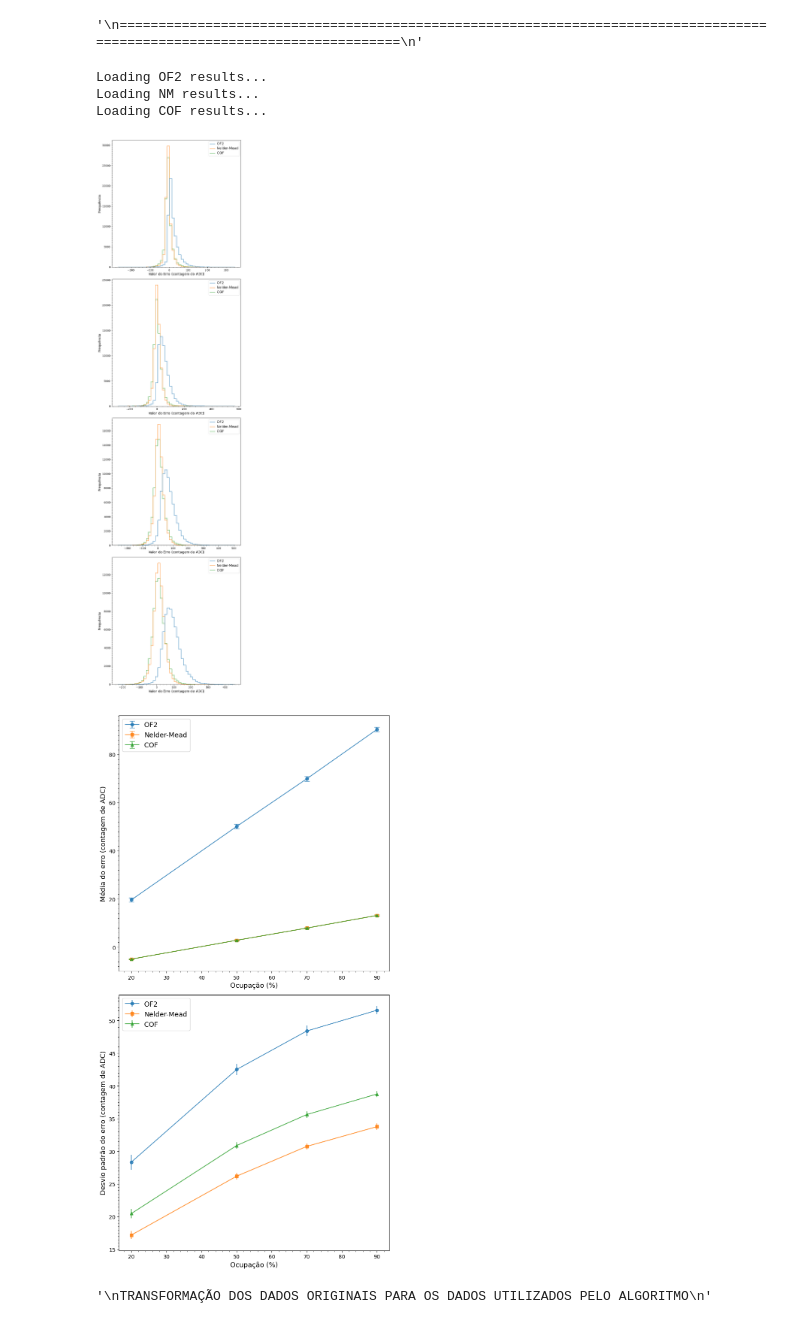
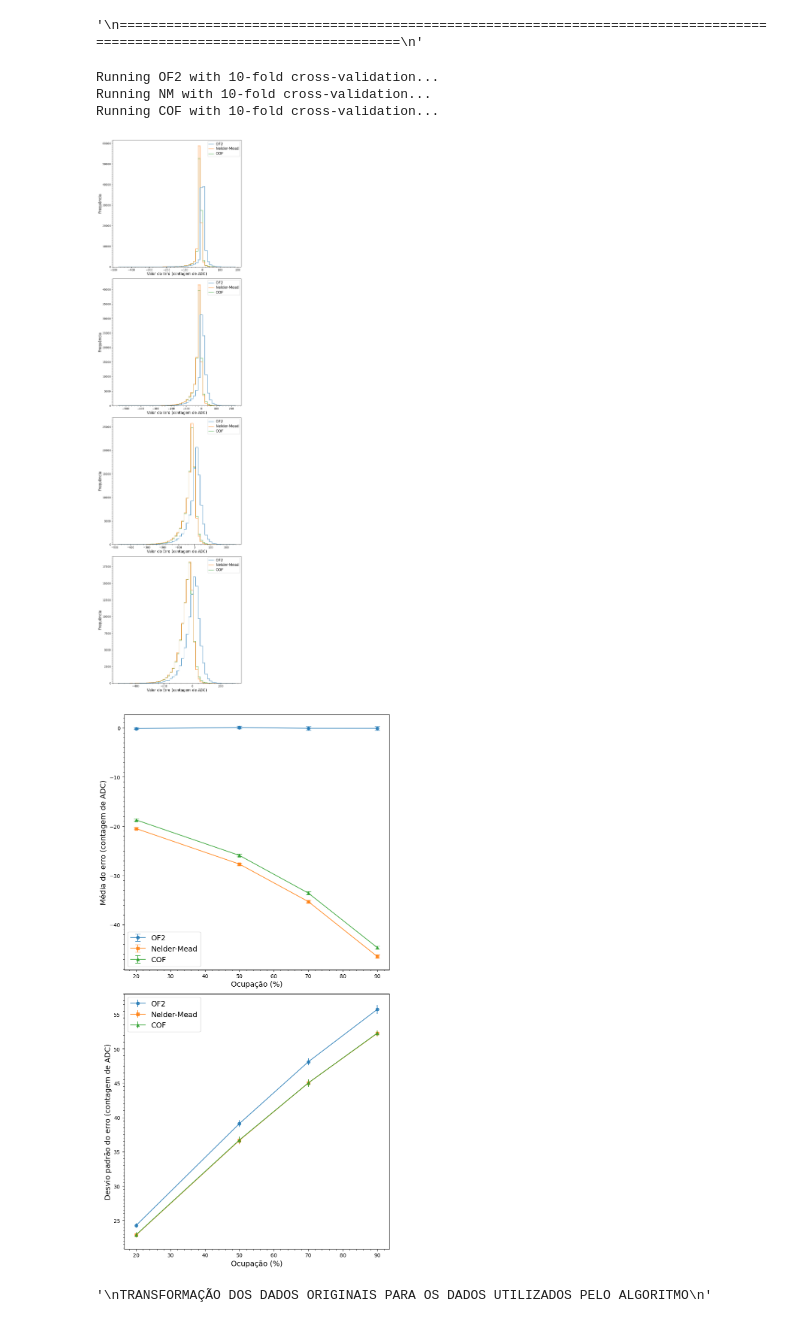
Before and after one commit to Caua-Gomes2005/nelder-mead-for-signal-recovery, a Jupyter notebook: nm_of2_cof.ipynb, the cells around one changed output. Cells and saved outputs as stored; diff of their text form; code cells hidden in the pictures.

Commit message:
data_nva

```diff
--- a/nm_of2_cof.ipynb
+++ b/nm_of2_cof.ipynb
@@ -198,10 +213,10 @@ def constrainedOptimalFilter( train, test ):
 """
 CARREGA OS DADOS
 """
-data = [pd.read_csv(r'database\data_occ0_2.csv'),
-        pd.read_csv(r'database\data_occ0_5.csv'),
-        pd.read_csv(r'database\data_occ0_7.csv'),
-        pd.read_csv(r'database\data_occ0_9.csv')]
+data = [pd.read_csv(r'database\data_ocup10_sarita.csv'),
+        pd.read_csv(r'database\data_ocup30_sarita.csv'),
+        pd.read_csv(r'database\data_ocup50_sarita.csv'),
+        pd.read_csv(r'database\data_ocup80_sarita.csv')]
 
 columns = data[0].columns # salva os nomes das colunas
 # %%
@@ -269,9 +284,9 @@ def runAlgorithms(data, k, mode, show=False):
 # %%
 OF2_residuals, OF2_stats, OF2_times, NM_residuals, NM_stats, NM_times, COF_residuals, COF_stats, COF_times = runAlgorithms(data, k_folds, mode, show)
 # %% [output]
-Loading OF2 results...
-Loading NM results...
-Loading COF results...
+Running OF2 with 10-fold cross-validation...
+Running NM with 10-fold cross-validation...
+Running COF with 10-fold cross-validation...
 # %%
 """
 DADOS PARA A EXIBIÇÃO
@@ -327,44 +342,44 @@ for idx, (occ_name, occ_label) in enumerate([
         pd.DataFrame({"Residual Value": OF2_residuals[occ_name].values, "Method": f"OF2"}),
         pd.DataFrame({"Residual Value": NM_residuals[occ_name].values, "Method": f"Nelder-Mead"}),
         pd.DataFrame({"Residual Value": COF_residuals[occ_name].values, "Method": f"COF"}),
     ])
     sns.histplot(data=results, hue="Method", legend=True, x="Residual Value", bins=50, fill=False, ax=ax[idx], element="step", palette=palette, alpha=0.8)
-    ax[idx].set_ylabel("Frequência", fontsize=13)
-    ax[idx].set_xlabel("Valor do Erro (contagem de ADC)", fontsize=13)
-    plt.setp(ax[idx].get_legend().get_texts(), fontsize='13')
+    ax[idx].set_ylabel("Frequência", fontsize=14)
+    ax[idx].set_xlabel("Valor do Erro (contagem de ADC)", fontsize=14)
+    plt.setp(ax[idx].get_legend().get_texts(), fontsize='14')
     ax[idx].get_legend().set_title("")
     #ax[idx].set_title(f"{occ_label}")
 
 plt.tight_layout()
 plt.show()
 
 ## Média dos Erros and Desvio Padrão dos Erros (de cada k fold)
 fig, ax = plt.subplots(nrows = 2, ncols = 1, figsize = (8, 15))
 for a in ax:
     a.yaxis.set_minor_locator(AutoMinorLocator(10))
     a.xaxis.set_minor_locator(AutoMinorLocator(5))
 
 ax[0].errorbar(occ, of2_means, yerr=of2_means_stds, label='OF2', color=palette[0], marker='o', capsize=5, alpha=0.8)
 ax[0].errorbar(occ, nm_means, yerr=nm_means_stds, label='Nelder-Mead', color=palette[1], marker='s', capsize=5, alpha=0.8)
 ax[0].errorbar(occ, cof_means, yerr=cof_means_stds, label='COF', color=palette[2], marker='^', capsize=5, alpha=0.8)
-ax[0].set_xlabel("Ocupação (%)", fontsize=13)
-ax[0].set_ylabel("Média do erro (contagem de ADC)", fontsize=13)
+ax[0].set_xlabel("Ocupação (%)", fontsize=14)
+ax[0].set_ylabel("Média do erro (contagem de ADC)", fontsize=14)
 #ax[0].set_title(f"Média do erro x Ocupação ({k_folds}-fold)")
-ax[0].legend(fontsize=13)
+ax[0].legend(fontsize=14)
 
 ax[1].errorbar(occ, of2_stds, yerr=of2_stds_stds, label='OF2', color=palette[0], marker='o', alpha=0.8)
 ax[1].errorbar(occ, nm_stds, yerr=nm_stds_stds, label='Nelder-Mead', color=palette[1], marker='s', alpha=0.8)
 ax[1].errorbar(occ, cof_stds, yerr=cof_stds_stds, label='COF', color=palette[2], marker='^', alpha=0.8)
-ax[1].set_xlabel("Ocupação (%)", fontsize=13)
-ax[1].set_ylabel("Desvio padrão do erro (contagem de ADC)", fontsize=13)
+ax[1].set_xlabel("Ocupação (%)", fontsize=14)
+ax[1].set_ylabel("Desvio padrão do erro (contagem de ADC)", fontsize=14)
 #ax[1].set_title(f"Desvio padrão do erro x Ocupação ({k_folds}-fold)")
-ax[1].legend(fontsize=13)
+ax[1].legend(fontsize=14)
 
 plt.tight_layout()
 plt.show()
 # %% [output]
-[figure, old version]
+[figure, new version]
-[figure, old version]
+[figure, new version]
 # %%
 """
 TRANSFORMAÇÃO DOS DADOS ORIGINAIS PARA OS DADOS UTILIZADOS PELO ALGORITMO
```
Also changed, not shown: parts of 1 cell of this notebook, 18 other files.
